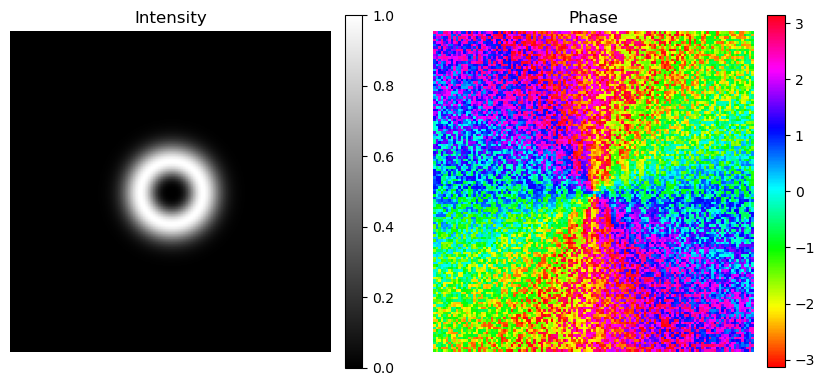
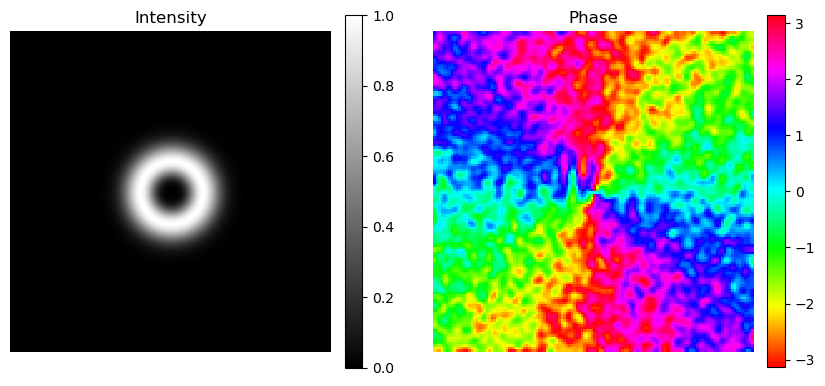
The notebook cell's code change between the first figure and the second:
--- before
+++ after
@@ -10,5 +10,5 @@
 # modulate the field by the first phase map 
 
-field_mod_1 = field *np.exp(1j*phase_out[0])
+field_mod_1 = field*phase_maps[0]
 
 TotInt(field_mod_1)
@@ -18,8 +18,9 @@
 #field_lens, _ = propFF(field_mod_1,maxx,la,fourier_lens)
 field_lens = fftshift(fft2(field_mod_1))
+field_lens = field_lens/np.max(np.abs(field_lens))
 
 # compute the field intensity 
 
 final_field_int = np.abs(field_lens)**2
-plt.imshow(final_field_int )
+plt.imshow(final_field_int)
 plt.colorbar()

Commit: debugging some funamential shit: